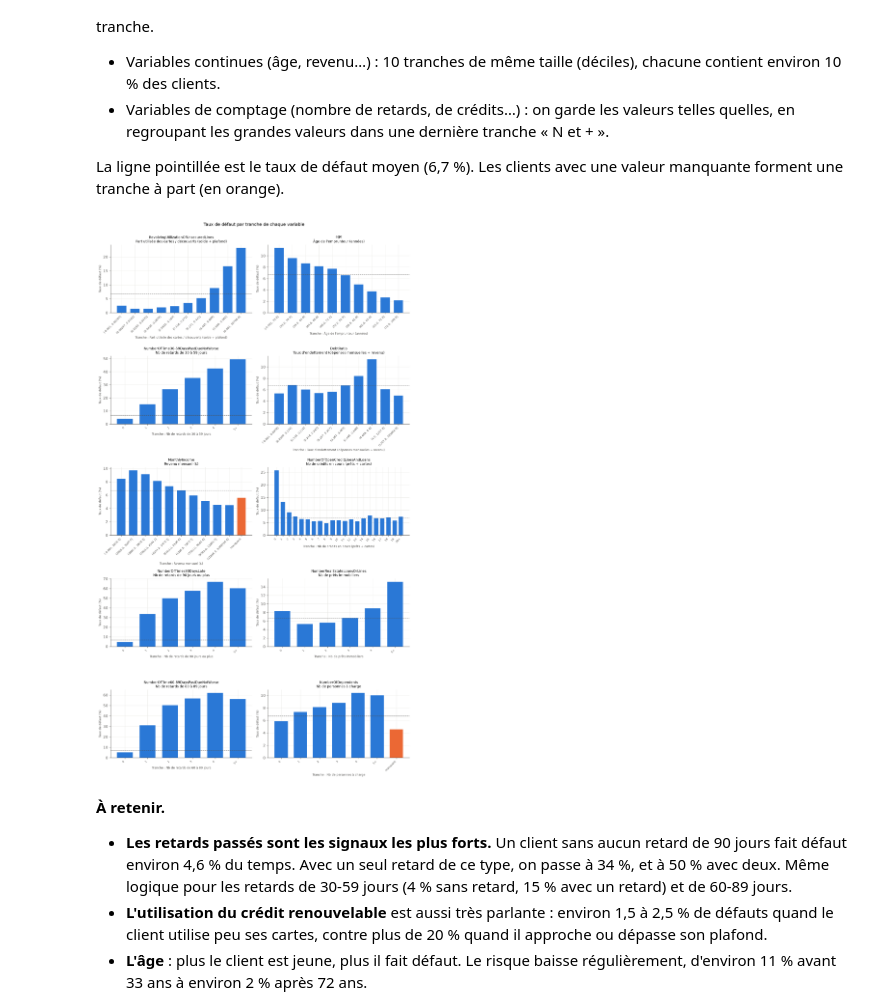
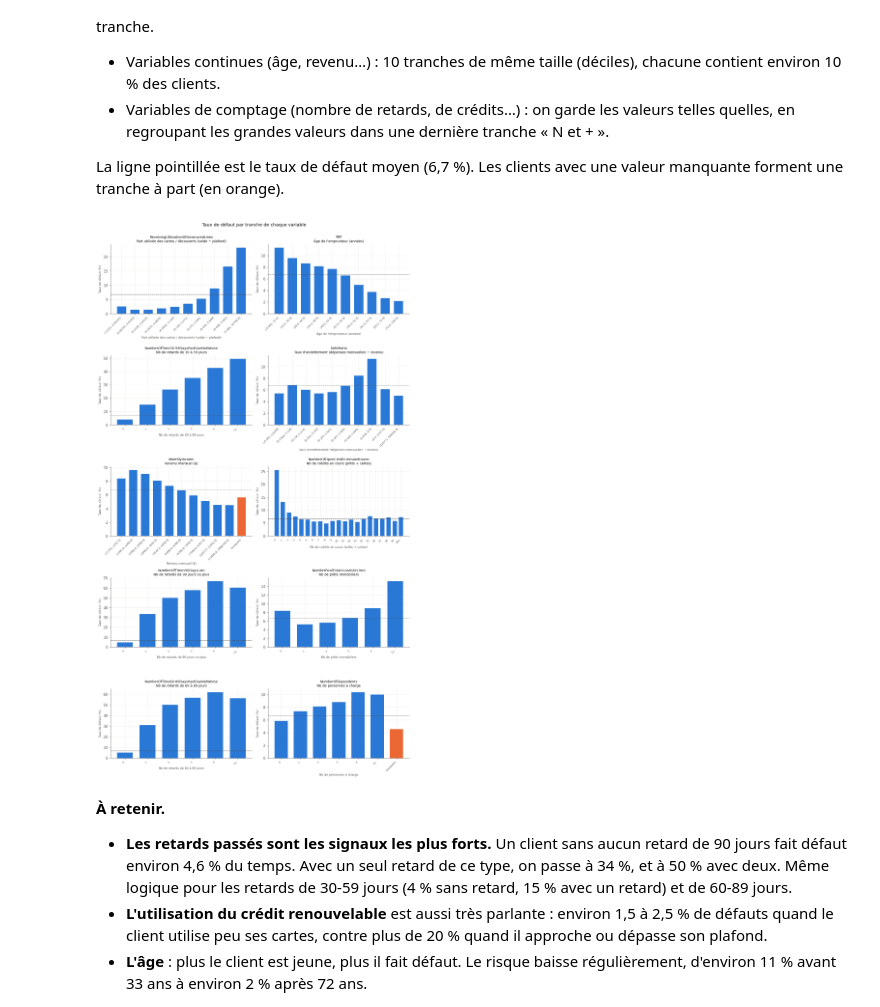
Before and after one commit to ZouarhiYassmin/credit-scoring, a Jupyter notebook: notebooks/01_exploration.ipynb, the cells around one changed output. Cells and saved outputs as stored; diff of their text form; code cells hidden in the pictures.

```diff
--- a/notebooks/01_exploration.ipynb
+++ b/notebooks/01_exploration.ipynb
@@ -255,35 +255,35 @@ def default_by_bin(col):
     if col in CAPS:
         cap = CAPS[col]
         bins = s.clip(upper=cap).astype('Int64').astype(str).replace(str(cap), f'{cap}+')
         order = [str(i) for i in range(cap)] + [f'{cap}+']
     else:
         bins = pd.qcut(s, 10, duplicates='drop')
         order = list(bins.cat.categories)
         bins = bins.astype(str)
         order = [str(o) for o in order]
     bins = bins.where(s.notna(), 'manquant')
     if s.isna().any():
         order.append('manquant')
     t = df.groupby(bins)[TARGET].agg(['size', 'mean']).reindex(order).dropna()
     return t
 
 fig, axes = plt.subplots(5, 2, figsize=(12, 21))
 for ax, col in zip(axes.ravel(), FEATURES):
     t = default_by_bin(col)
     x = np.arange(len(t))
     colors = [ORANGE if i == 'manquant' else BLUE for i in t.index]
     ax.bar(x, t['mean'] * 100, color=colors, width=0.7)
     ax.axhline(rate * 100, color=GREY, ls='--', lw=1)
     ax.set_xticks(x)
     ax.set_xticklabels(t.index, rotation=45, ha='right', fontsize=7)
     ax.set_title(plot_title(col), fontsize=9)
-    ax.set_xlabel('Tranche : ' + DESC[col], fontsize=8)
+    ax.set_xlabel( DESC[col], fontsize=8)
     ax.set_ylabel('Taux de défaut (%)', fontsize=8)
 fig.suptitle('Taux de défaut par tranche de chaque variable', y=1.0)
 fig.tight_layout()
 plt.show()
 # %% [output]
-[figure, old version]
+[figure, new version]
 # %% [markdown]
 **À retenir.**
 - **Les retards passés sont les signaux les plus forts.** Un client sans aucun retard de 90 jours fait défaut environ 4,6 % du temps. Avec un seul retard de ce type, on passe à 34 %, et à 50 % avec deux. Même logique pour les retards de 30-59 jours (4 % sans retard, 15 % avec un retard) et de 60-89 jours.
```
Also changed, not shown: parts of 2 cells of this notebook.
